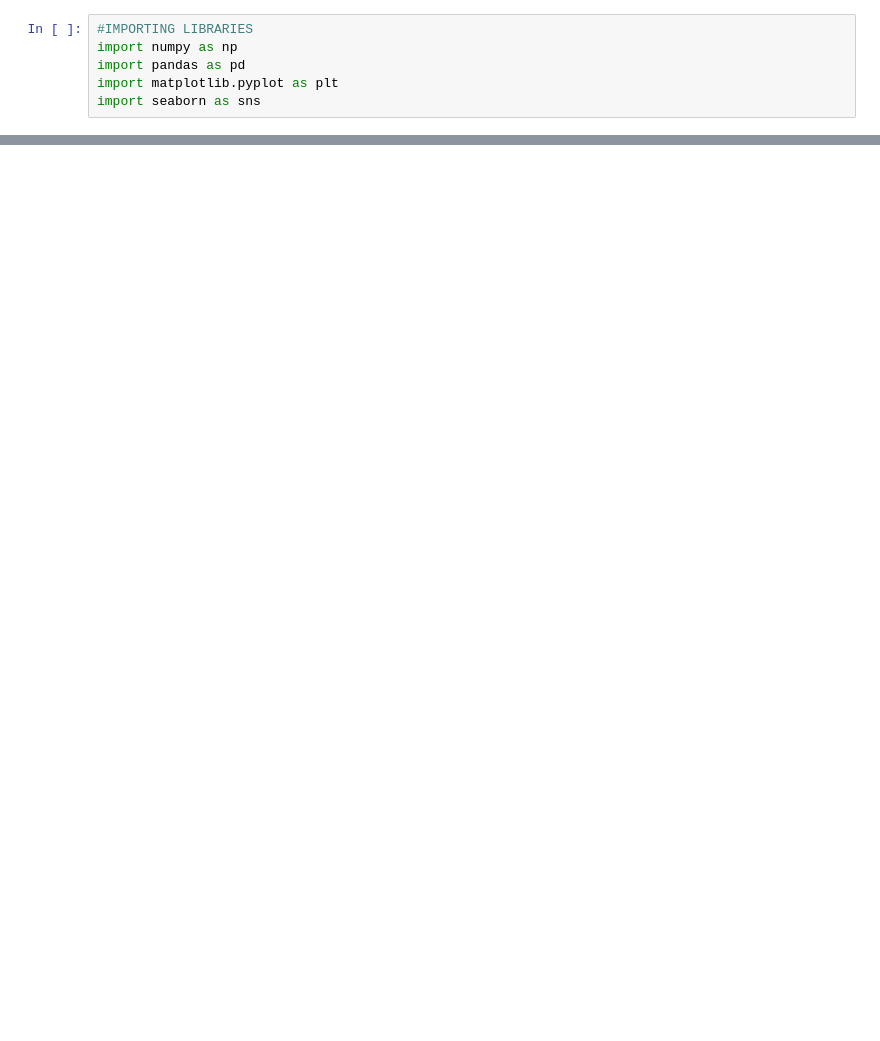
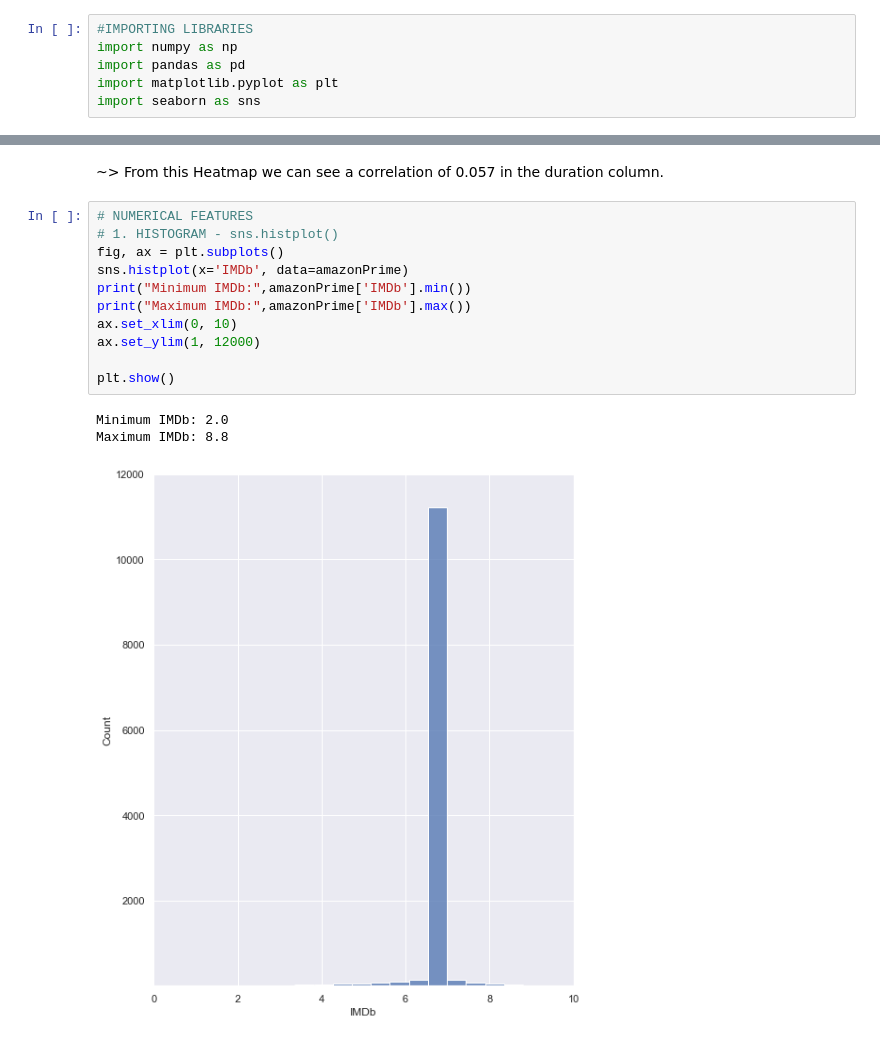
Before and after one commit to KarthikYadagiri16/Amazon-Prime-Movies-and-TV-Shows, a Jupyter notebook: Amazon Prime Movies and TV Shows EDA Project.ipynb, the cells around one changed output, grey strips where cells are left out. Drawn from its saved outputs; the diff is of its cells as text; blank space fills up the shorter version.

```diff
--- a/Amazon Prime Movies and TV Shows EDA Project.ipynb
+++ b/Amazon Prime Movies and TV Shows EDA Project.ipynb
@@ -326,0 +564,17 @@ plt.title("No of seasons available vs Year of release")
+# %% [markdown]
+~> From this Heatmap we can see a correlation of 0.057 in the duration column.
+# %%
+# NUMERICAL FEATURES
+# 1. HISTOGRAM - sns.histplot()
+fig, ax = plt.subplots()
+sns.histplot(x='IMDb', data=amazonPrime)
+print("Minimum IMDb:",amazonPrime['IMDb'].min())
+print("Maximum IMDb:",amazonPrime['IMDb'].max())
+ax.set_xlim(0, 10)
+ax.set_ylim(1, 12000)
+
+plt.show()
+# %% [output]
+Minimum IMDb: 2.0
+Maximum IMDb: 8.8
+[figure, added]
```
Also changed, not shown: parts of 162 cells of this notebook.
